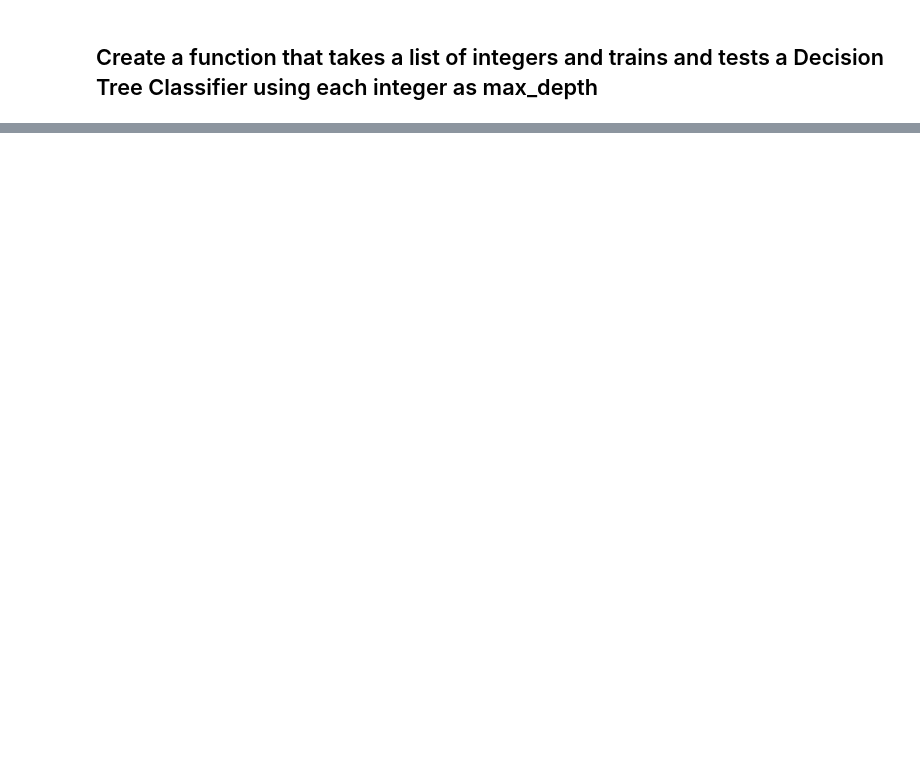
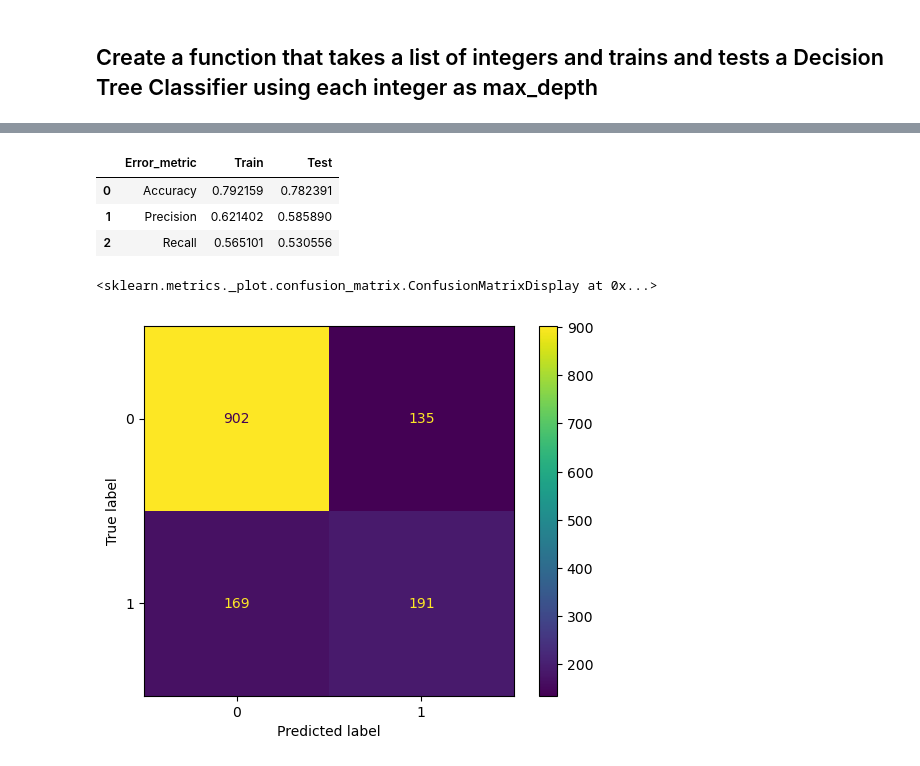
Before and after one commit to matthewbatchelor88/matthewironhacklabs, a Jupyter notebook: Week 7 /7.2_&_7.3_Lab_Classification_Handling_Logistic_Regression_Imbalanced.ipynb, the cells around one changed output, grey strips where cells are left out. Drawn from its saved outputs; the diff is of its cells as text; code cells hidden in the pictures; blank space fills up the shorter version.

```diff
--- a/Week 7 /7.2_&_7.3_Lab_Classification_Handling_Logistic_Regression_Imbalanced.ipynb
+++ b/Week 7 /7.2_&_7.3_Lab_Classification_Handling_Logistic_Regression_Imbalanced.ipynb
@@ -463,3 +464,46 @@ Best performing max depth based on Recall: 5
 # %%
 # Analysis: As we aim to optimise to reduce false negatives (clients we predict to be retained but who indeed churn) so we should optimise for recall
 # In this case we should set max depth of decision tree at 5
+# %%
+# Model applying max depth of 5
+
+from sklearn.metrics import accuracy_score, precision_score, recall_score, confusion_matrix
+from sklearn.model_selection import train_test_split
+from sklearn.metrics import confusion_matrix, ConfusionMatrixDisplay
+from sklearn.tree import DecisionTreeRegressor
+from sklearn.tree import DecisionTreeClassifier
+
+# Split the data into training and testing sets
+X_train, X_test, y_train, y_test = train_test_split(X, y, test_size=0.2, random_state=42)
+
+# Bear in mind that sklearn uses a different function for decission trees used for
+# classification ( to predict a categorical feature ): DecisionTreeClassifier()
+model = DecisionTreeClassifier(max_depth=5)
+
+model.fit(X_train, y_train)
+
+y_pred_train_dt = model.predict(X_train)
+y_pred_test_dt = model.predict(X_test)
+
+
+performance_df = pd.DataFrame({'Error_metric': ['Accuracy','Precision','Recall'],
+                               'Train': [accuracy_score(y_train, y_pred_train_dt),
+                                         precision_score(y_train, y_pred_train_dt),
+                                         recall_score(y_train, y_pred_train_dt)],
+                               'Test': [accuracy_score(y_test, y_pred_test_dt),
+                                        precision_score(y_test, y_pred_test_dt),
+                                        recall_score(y_test, y_pred_test_dt)]})
+
+display(performance_df)
+# %% [output]
+|  | Error_metric | Train | Test |
+| 0 | Accuracy | 0.792159 | 0.782391 |
+| 1 | Precision | 0.621402 | 0.585890 |
+| 2 | Recall | 0.565101 | 0.530556 |
+# %%
+cm = confusion_matrix(y_test, y_pred_test_dt, labels=model.classes_)
+disp = ConfusionMatrixDisplay(cm)
+disp.plot()
+# %% [output]
+<sklearn.metrics._plot.confusion_matrix.ConfusionMatrixDisplay at 0x...>
+[figure, added]
```
Also changed, not shown: parts of 2 cells of this notebook.
